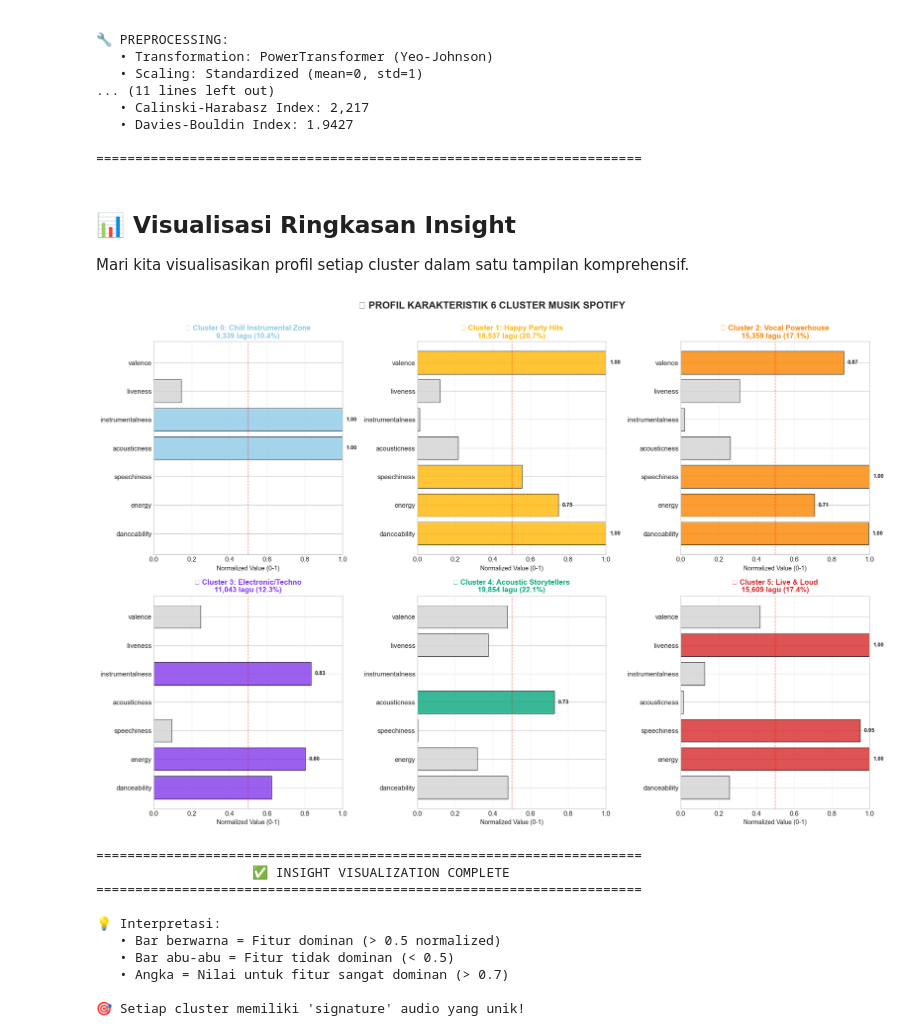
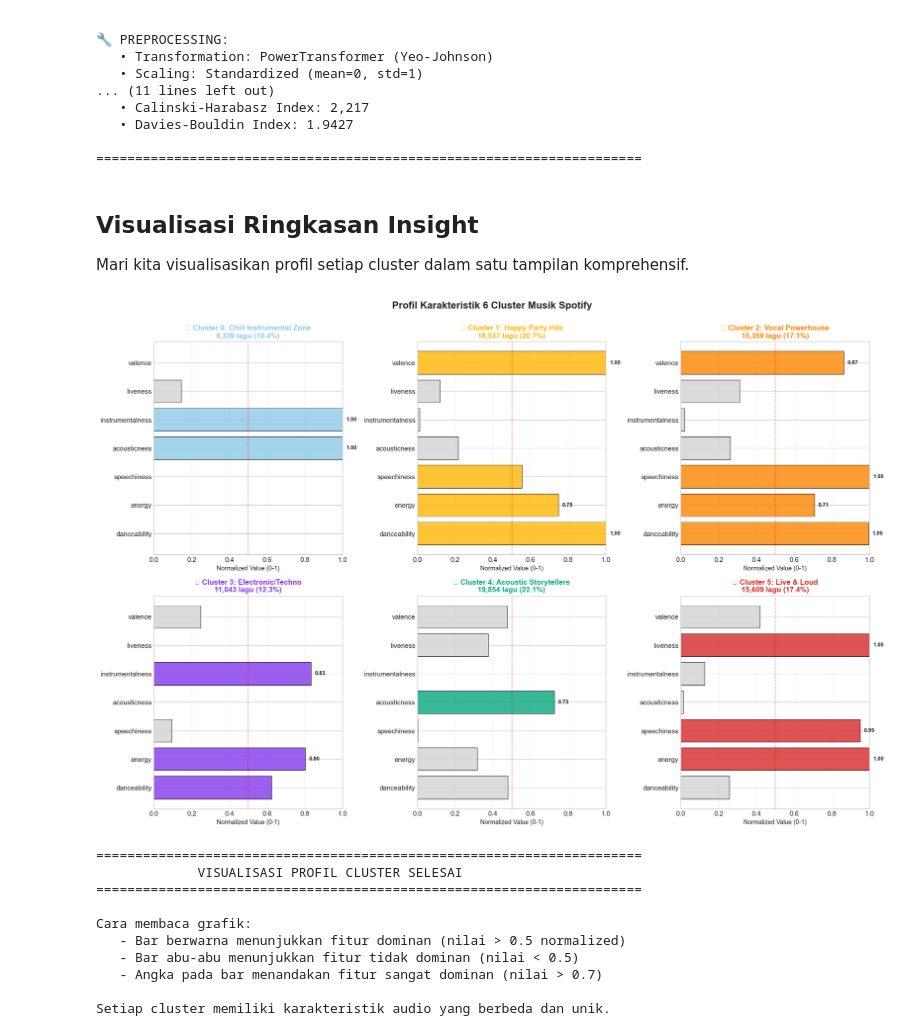
Before and after one commit to intxdv/Clustering_Songs, a Jupyter notebook: [v6]_Music_Genre_Clustering_using_Spotify_Dataset/[v6]_Music_Genre_Clustering_using_Spotify_Dataset.ipynb, the cells around one changed output. Cells and saved outputs as stored; diff of their text form; code cells hidden in the pictures.

```diff
--- a/[v6]_Music_Genre_Clustering_using_Spotify_Dataset/[v6]_Music_Genre_Clustering_using_Spotify_Dataset.ipynb
+++ b/[v6]_Music_Genre_Clustering_using_Spotify_Dataset/[v6]_Music_Genre_Clustering_using_Spotify_Dataset.ipynb
@@ -1441,7 +1445,7 @@ print("=" * 70)
 
 ======================================================================
 # %% [markdown]
-## 📊 Visualisasi Ringkasan Insight
+## Visualisasi Ringkasan Insight
 
 Mari kita visualisasikan profil setiap cluster dalam satu tampilan komprehensif.
 # %%
@@ -1469,49 +1473,49 @@ for idx, (cluster_id, profile) in enumerate(cluster_profiles.items()):
 
     # Bar chart untuk fitur audio
     features = cluster_data.index
     values = cluster_data.values
     colors_bar = [profile['color'] if v > 0.5 else '#d3d3d3' for v in values]
 
     bars = ax.barh(features, values, color=colors_bar, alpha=0.8, edgecolor='black', linewidth=0.8)
 
     # Garis threshold
     ax.axvline(x=0.5, color='red', linestyle='--', linewidth=1, alpha=0.5, label='Threshold (0.5)')
 
     # Styling
     ax.set_xlim([0, 1])
     ax.set_xlabel('Normalized Value (0-1)', fontsize=10)
     ax.set_title(f'{profile["emoji"]} Cluster {cluster_id}: {profile["name"]}\n{cluster_count:,} lagu ({cluster_pct:.1f}%)',
                  fontsize=12, fontweight='bold', color=profile['color'])
     ax.grid(True, alpha=0.3, axis='x')
 
     # Highlight fitur dominan (> 0.7)
     for i, (feat, val) in enumerate(zip(features, values)):
         if val > 0.7:
             ax.text(val + 0.02, i, f'{val:.2f}', va='center', fontsize=9, fontweight='bold')
 
-plt.suptitle('📊 PROFIL KARAKTERISTIK 6 CLUSTER MUSIK SPOTIFY',
+plt.suptitle('Profil Karakteristik 6 Cluster Musik Spotify',
              fontsize=16, fontweight='bold', y=1.00)
 plt.tight_layout()
 plt.show()
 
 print("\n" + "=" * 70)
-print("                    ✅ INSIGHT VISUALIZATION COMPLETE")
+print("             VISUALISASI PROFIL CLUSTER SELESAI")
 print("=" * 70)
-print("\n💡 Interpretasi:")
-print("   • Bar berwarna = Fitur dominan (> 0.5 normalized)")
-print("   • Bar abu-abu = Fitur tidak dominan (< 0.5)")
-print("   • Angka = Nilai untuk fitur sangat dominan (> 0.7)")
-print("\n🎯 Setiap cluster memiliki 'signature' audio yang unik!")
+print("\nCara membaca grafik:")
+print("   - Bar berwarna menunjukkan fitur dominan (nilai > 0.5 normalized)")
+print("   - Bar abu-abu menunjukkan fitur tidak dominan (nilai < 0.5)")
+print("   - Angka pada bar menandakan fitur sangat dominan (nilai > 0.7)")
+print("\nSetiap cluster memiliki karakteristik audio yang berbeda dan unik.")
 # %% [output]
-[figure, old version]
+[figure, new version]
 ======================================================================
-                    ✅ INSIGHT VISUALIZATION COMPLETE
+             VISUALISASI PROFIL CLUSTER SELESAI
 ======================================================================
 
-💡 Interpretasi:
-   • Bar berwarna = Fitur dominan (> 0.5 normalized)
-   • Bar abu-abu = Fitur tidak dominan (< 0.5)
-   • Angka = Nilai untuk fitur sangat dominan (> 0.7)
+Cara membaca grafik:
+   - Bar berwarna menunjukkan fitur dominan (nilai > 0.5 normalized)
+   - Bar abu-abu menunjukkan fitur tidak dominan (nilai < 0.5)
+   - Angka pada bar menandakan fitur sangat dominan (nilai > 0.7)
 
-🎯 Setiap cluster memiliki 'signature' audio yang unik!
+Setiap cluster memiliki karakteristik audio yang berbeda dan unik.
 # %% [markdown]
```
Also changed, not shown: parts of 10 cells of this notebook.
